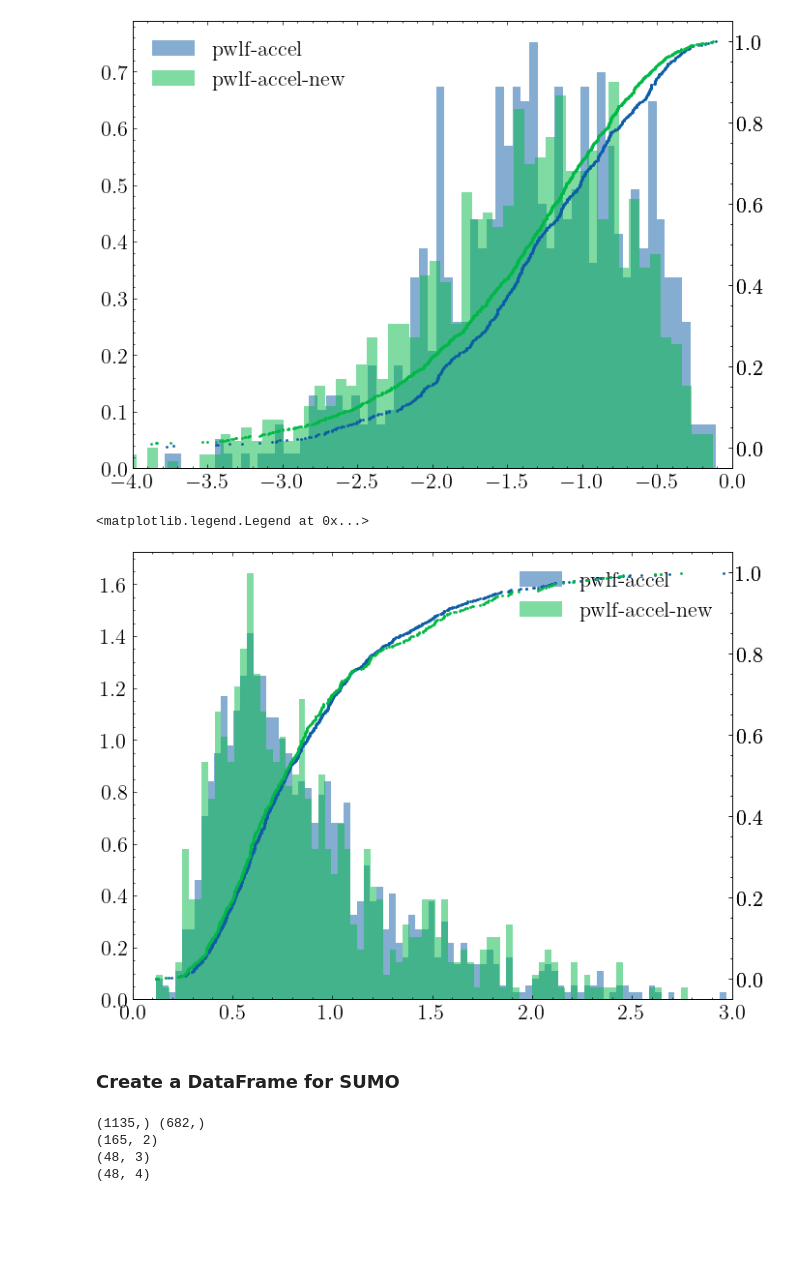
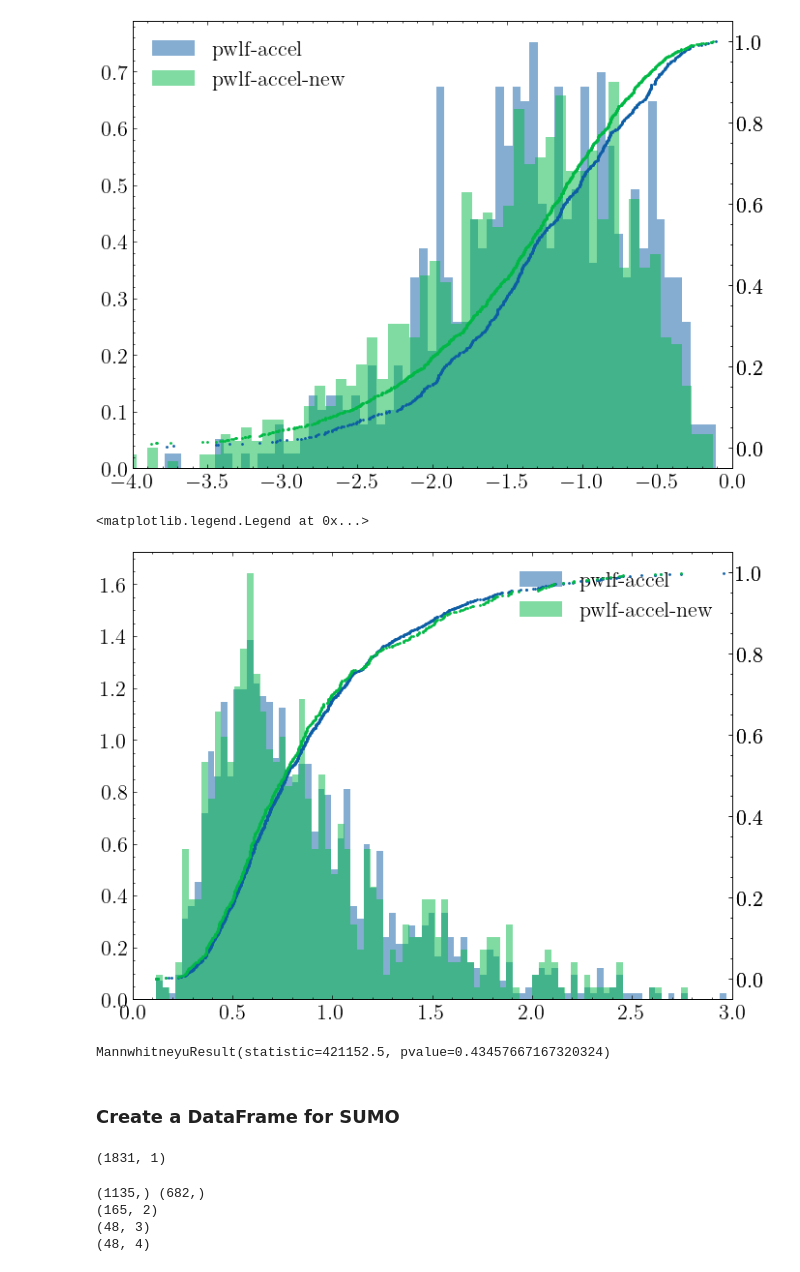
Before and after one commit to UnivOfAlabama-BittleResearchGroup/sumo-uc-2023, a Jupyter notebook: notebooks/make_veh_descript_table_no_lowess.ipynb, the cells around one changed output. Drawn from its saved outputs; the diff is of its cells as text; code cells hidden in the pictures; blank space fills up the shorter version.

```diff
--- a/notebooks/make_veh_descript_table_no_lowess.ipynb
+++ b/notebooks/make_veh_descript_table_no_lowess.ipynb
@@ -83 +107,14 @@ df = pd.DataFrame(
 )
+# %%
+base_filter = (pwlf_data["time_diff"] > 1) & (pwlf_data["r2"] > 0.95)
+
+(
+    r2,
+    minium_time_in_state,
+    pwlf_data.loc[(pwlf_data["type"] == "accel") & base_filter, "accel"].median(),
+    pwlf_data.loc[(pwlf_data["type"] == "decel") & base_filter, "accel"].median(),
+    pwlf_data.loc[(pwlf_data["type"] == "accel") & base_filter, "vehicle_id"].nunique(),
+    pwlf_data.loc[(pwlf_data["type"] == "decel") & base_filter, "vehicle_id"].nunique(),
+    pwlf_data.loc[(pwlf_data["type"] == "accel") & base_filter, "accel"].shape[0],
+    pwlf_data.loc[(pwlf_data["type"] == "decel") & base_filter, "accel"].shape[0],
+)
@@ -382,24 +425,40 @@ ax.legend()
 # %%
 fig, ax = plt.subplots(figsize=(8, 6))
 plt_data = pwlf_data.loc[
     pwlf_data.vehicle_id.isin(no_car_following)
     & (pwlf_data.time_diff > minium_time_in_state)
     & (pwlf_data.r2 > r2)
-    & (pwlf_data.type == "accel")
-    , "accel"]
+    & (pwlf_data.type == "accel"),
+    "accel",
+]
+
+plt_accel = pwlf_data.loc[
+    (pwlf_data.time_diff > minium_time_in_state)
+    & (pwlf_data.r2 > r2)
+    & (pwlf_data.type == "accel"),
+    "accel",
+]
+
 
 hist_ecdf(
-    ("pwlf-accel", pwlf_data_accel),
+    ("pwlf-accel", plt_accel),
     ("pwlf-accel-new", plt_data),
     ax=ax,
     colors=["C0", "C1"],
     limits=(0, 3),
 )
 
 ax.legend()
 # %% [output]
 <matplotlib.legend.Legend at 0x...>
-[figure, old version]
+[figure, new version]
+# %%
+from scipy.stats import mannwhitneyu
+
+
+mannwhitneyu(plt_accel, plt_data)
+# %% [output]
+MannwhitneyuResult(statistic=421152.5, pvalue=0.43457667167320324)
 # %% [markdown]
 ### Create a DataFrame for SUMO
 # %%
@@ -409,6 +468,10 @@ samples = 1000
 # %%
 # only keep headway data where the vehicle has headway < 5
 merge_headway = headway_data[headway_data["mean"] < 5]
+# %%
+merge_headway.shape
+# %% [output]
+(1831, 1)
 # %%
 # # make a no cf independent sample
 # no_car_following = headway_data[headway_data["mean"] > 5].index
```
Also changed, not shown: parts of 17 cells of this notebook, 2 other files.
